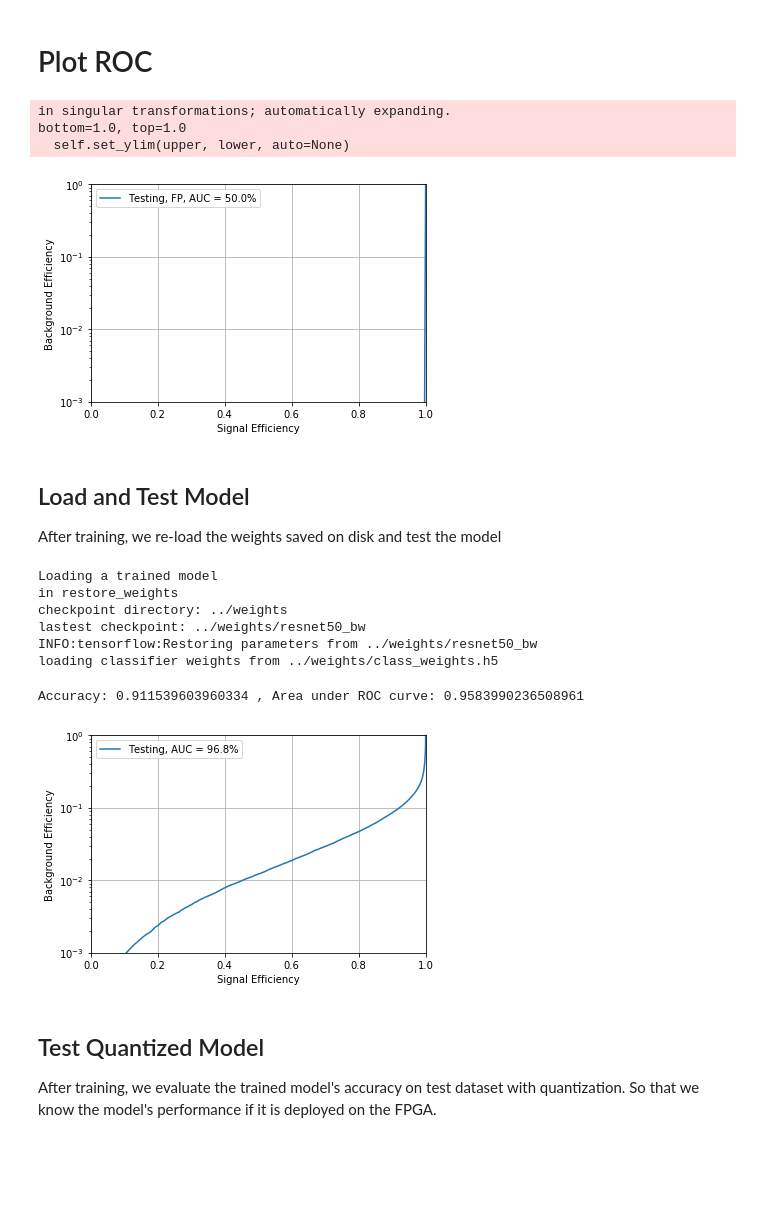
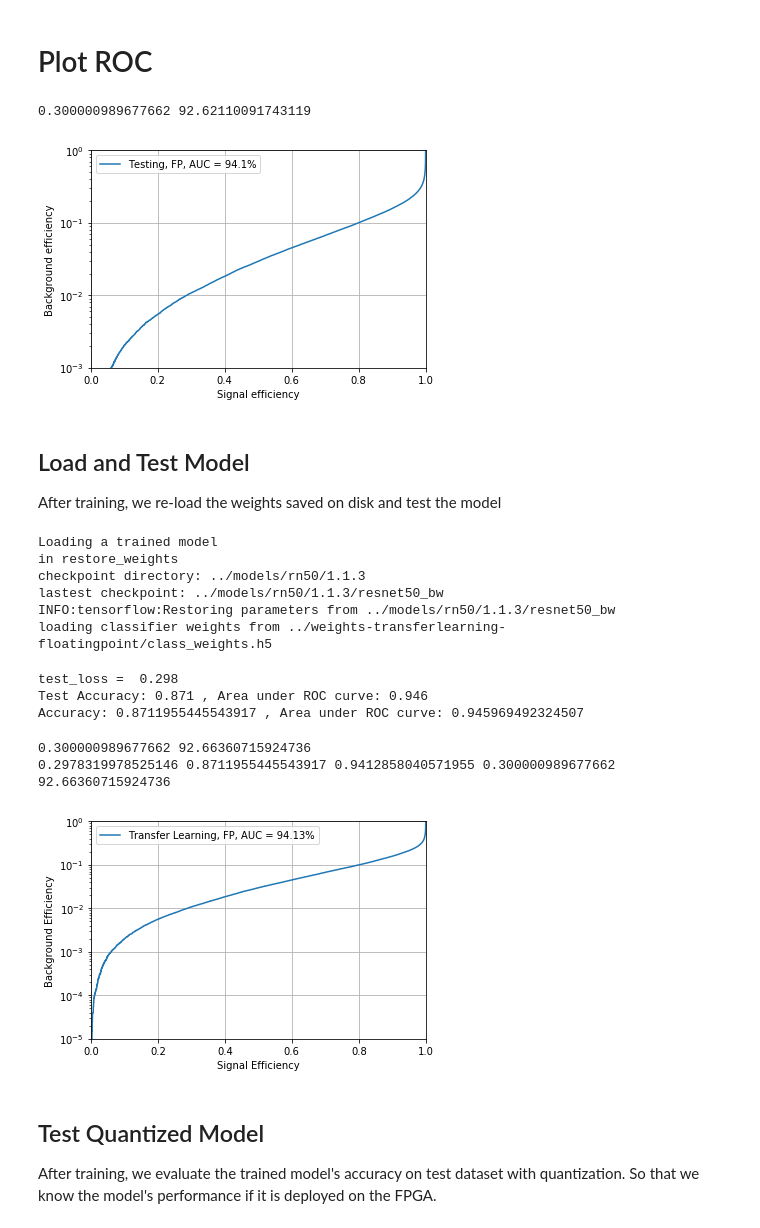
Before and after one commit to davidho27941/MachineLearningNotebooks, a Jupyter notebook: project-brainwave/project-brainwave-custom-weights-retrain-fulldataset.ipynb, the cells around one changed output. Cells and saved outputs as stored; diff of their text form; code cells hidden in the pictures; blank space fills up the shorter version.

```diff
--- a/project-brainwave/project-brainwave-custom-weights-retrain-fulldataset.ipynb
+++ b/project-brainwave/project-brainwave-custom-weights-retrain-fulldataset.ipynb
@@ -132,19 +147,20 @@ This training currently leverages a hack to work around some apparent limits in
 tf.reset_default_graph()
 sess = tf.Session(graph=tf.get_default_graph())
 
-num_epoch_train = 5
+num_epoch_train = 20
 
 with sess.as_default():
-    in_images, image_tensors, features, preds, featurizer, classifier = construct_model(quantized=False, saved_model_dir=saved_model_dir)#, starting_weights_directory=custom_weights_dir)
-
-    saver = tf.train.Saver(max_to_keep = 5)
+    in_images, image_tensors, features, preds, featurizer, classifier = construct_model(quantized=False, is_frozen=True, saved_model_dir=saved_model_dir)#, starting_weights_directory=custom_weights_dir)
+    #print("loading classifier weights from", custom_weights_dir+'/class_weights.h5')
+    #classifier.load_weights(custom_weights_dir+'/class_weights.h5')
+    saver = tf.train.Saver(max_to_keep = 100)
     loss_over_epoch, accuracy_over_epoch, auc_over_epoch, val_loss_over_epoch, val_accuracy_over_epoch, val_auc_over_epoch = \
-        train_model(preds, in_images, train_files, val_files, is_retrain=False, train_epoch=num_epoch_train,
+        train_model(preds, in_images, train_files, val_files, is_retrain=True, train_epoch=num_epoch_train,
                     classifier=classifier,
                     saver=saver, checkpoint_path=custom_weights_dir)
-    accuracy, auc, preds_test, test_labels = test_model(preds, in_images, test_files)
+    loss, accuracy, auc, preds_test, test_labels = test_model(preds, in_images, test_files)
 
-    featurizer.save_weights(custom_weights_dir + "/resnet50_bw", tf.get_default_session())
+    #featurizer.save_weights(custom_weights_dir + "/resnet50_bw", tf.get_default_session())
     classifier.save(custom_weights_dir + "/class_model.h5")
     classifier.save_weights(custom_weights_dir + "/class_weights.h5")
 # %% [output]
@@ -165,18 +228,21 @@ import matplotlib.pyplot as plt
 plt.figure()
 plt.plot(tpr_test,fpr_test,label='Testing, FP, AUC = %.1f%%'%(auc_test*100.))
 plt.semilogy()
-plt.xlabel("Signal Efficiency")
-plt.ylabel("Background Efficiency")
+plt.xlabel("Signal efficiency")
+plt.ylabel("Background efficiency")
 plt.ylim(0.001,1)
 plt.xlim(0,1)
 plt.grid(True)
 plt.legend(loc='upper left')
-plt.savefig('ROC.pdf')
+plt.savefig('ROC_tl.pdf')
+def find_nearest(array,value):
+    idx = (np.abs(array-value)).argmin()
+    return idx
+idx = find_nearest(tpr_test,0.3)
+print (tpr_test[idx], 1./fpr_test[idx])
 # %% [output]
-in singular transformations; automatically expanding.
-bottom=1.0, top=1.0
-  self.set_ylim(upper, lower, auto=None)
+0.300000989677662 92.62110091743119
-[figure, old version]
+[figure, new version]
 # %% [markdown]
 ## Load and Test Model
 After training, we re-load the weights saved on disk and test the model
@@ -187,40 +253,52 @@ sess = tf.Session(graph=tf.get_default_graph())
 
 with sess.as_default():
     print("Loading a trained model")
-    in_images, image_tensors, features, preds, featurizer, classifier = construct_model(quantized=False, saved_model_dir=saved_model_dir, starting_weights_directory=custom_weights_dir)
-    accuracy, auc, preds_test, test_labels = test_model(preds, in_images, test_files)
+    in_images, image_tensors, features, preds, featurizer, classifier = construct_model(quantized=False, saved_model_dir=saved_model_dir)#, starting_weights_directory=custom_weights_dir)
+    print("loading classifier weights from", custom_weights_dir+'/class_weights.h5')
+    classifier.load_weights(custom_weights_dir+'/class_weights.h5')
+    loss, accuracy, auc, preds_test, test_labels = test_model(preds, in_images, test_files)
     print("Accuracy:", accuracy, ", Area under ROC curve:", auc)
 # %% [output]
 Loading a trained model
 in restore_weights
-checkpoint directory: ../weights
-lastest checkpoint: ../weights/resnet50_bw
-INFO:tensorflow:Restoring parameters from ../weights/resnet50_bw
-loading classifier weights from ../weights/class_weights.h5
+checkpoint directory: ../models/rn50/1.1.3
+lastest checkpoint: ../models/rn50/1.1.3/resnet50_bw
+INFO:tensorflow:Restoring parameters from ../models/rn50/1.1.3/resnet50_bw
+loading classifier weights from ../weights-transferlearning-floatingpoint/class_weights.h5
-Accuracy: 0.911539603960334 , Area under ROC curve: 0.9583990236508961
+test_loss =  0.298
+Test Accuracy: 0.871 , Area under ROC curve: 0.946
+Accuracy: 0.8711955445543917 , Area under ROC curve: 0.945969492324507
 # %%
 from sklearn import metrics
 fpr_test, tpr_test, thresholds = metrics.roc_curve(test_labels[:,0],preds_test[:,0])
 #fpr_train, tpr_train, thresholds = metrics.roc_curve(train_labels[:,0],preds_train[:,0])
 
 #auc_train = metrics.auc(fpr_train, tpr_train)
 auc_test = metrics.auc(fpr_test, tpr_test)
 
 %matplotlib inline
 import matplotlib.pyplot as plt
 plt.figure()
 #plt.plot(tpr_train,fpr_train,label='Training, AUC = %.1f%%'%(auc_train*100.))
-plt.plot(tpr_test,fpr_test,label='Testing, AUC = %.1f%%'%(auc_test*100.))
+plt.plot(tpr_test,fpr_test,label='Transfer Learning, FP, AUC = %.2f%%'%(auc_test*100.))
 plt.semilogy()
 plt.xlabel("Signal Efficiency")
 plt.ylabel("Background Efficiency")
-plt.ylim(0.001,1)
+plt.ylim(0.00001,1)
 plt.xlim(0,1)
 plt.grid(True)
 plt.legend(loc='upper left')
 plt.savefig('ROC_reload.pdf')
+def find_nearest(array,value):
+    idx = (np.abs(array-value)).argmin()
+    return idx
+idx = find_nearest(tpr_test,0.3)
+print (tpr_test[idx], 1./fpr_test[idx])
+print (loss, accuracy, auc_test, tpr_test[idx], 1./fpr_test[idx])
 # %% [output]
+0.300000989677662 92.66360715924736
+0.2978319978525146 0.8711955445543917 0.9412858040571955 0.300000989677662 92.66360715924736
-[figure, old version]
+[figure, new version]
 # %% [markdown]
 ## Test Quantized Model
 After training, we evaluate the trained model's accuracy on test dataset with quantization. So that we know the model's performance if it is deployed on the FPGA.
```
Also changed, not shown: parts of 9 cells of this notebook, 2 other files.
